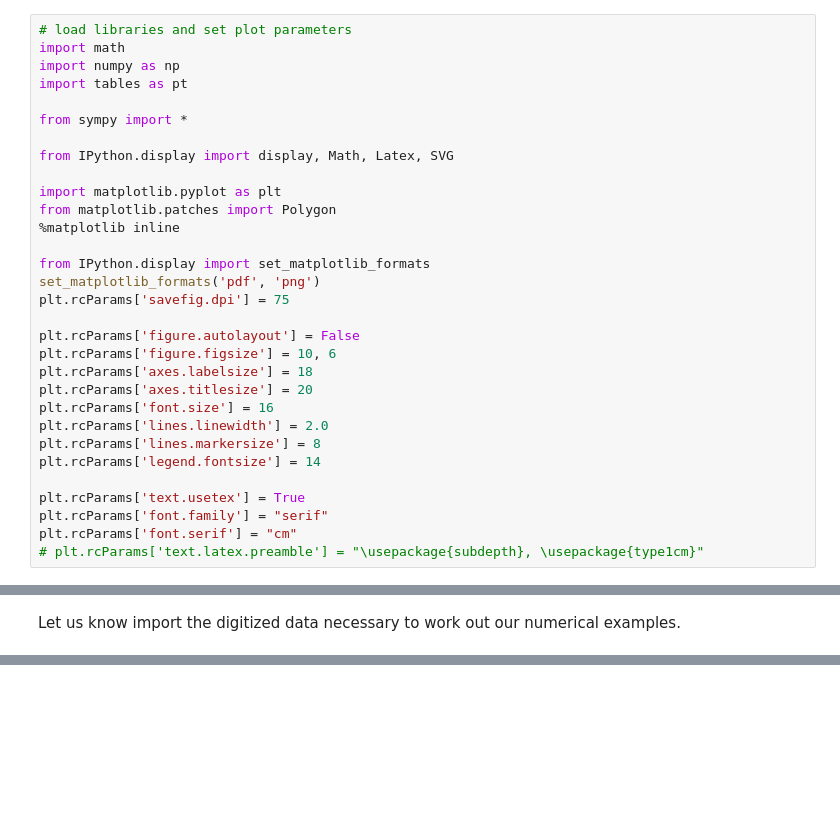
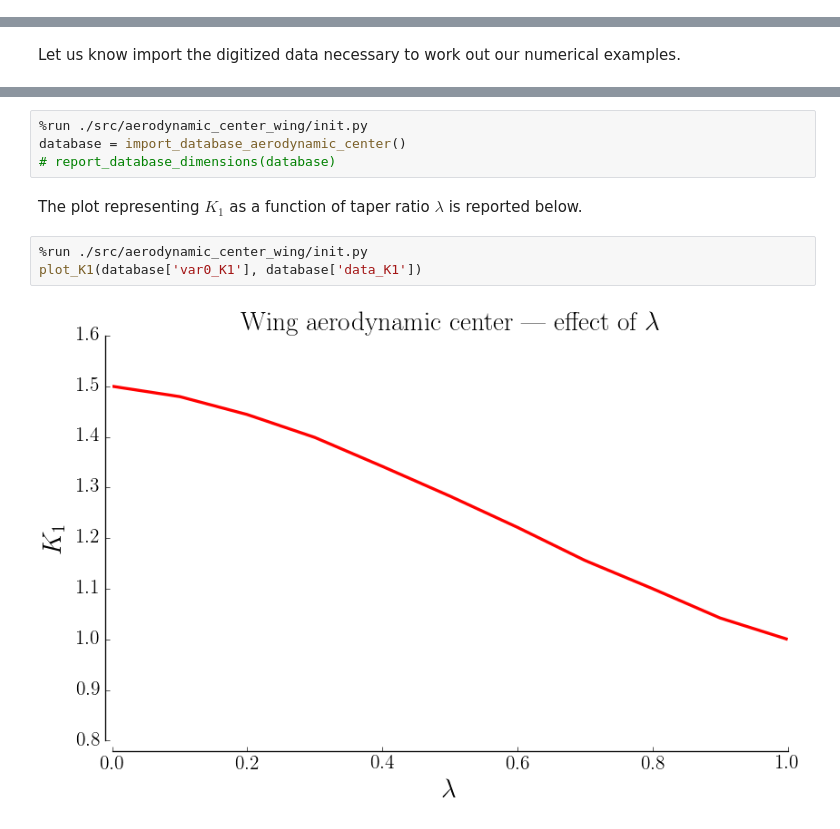
Before and after one commit to agodemar/jupyter-test, a Jupyter notebook: flight_mechanics/aerodynamic_center_wing.ipynb, the cells around one changed output, grey strips where cells are left out. Saved outputs shown, nothing was run; the diff lists cells and outputs as text; blank space fills up the shorter version.

```diff
--- a/flight_mechanics/aerodynamic_center_wing.ipynb
+++ b/flight_mechanics/aerodynamic_center_wing.ipynb
@@ -7,31 +10,0 @@ We will use the Python language to work out our examples, so we set up some Pyth
-# %%
-# load libraries and set plot parameters
-import math
-import numpy as np
-import tables as pt
-
-from sympy import *
-
-from IPython.display import display, Math, Latex, SVG
-
-import matplotlib.pyplot as plt
-from matplotlib.patches import Polygon
-%matplotlib inline
-
-from IPython.display import set_matplotlib_formats
-set_matplotlib_formats('pdf', 'png')
-plt.rcParams['savefig.dpi'] = 75
-
-plt.rcParams['figure.autolayout'] = False
-plt.rcParams['figure.figsize'] = 10, 6
-plt.rcParams['axes.labelsize'] = 18
-plt.rcParams['axes.titlesize'] = 20
-plt.rcParams['font.size'] = 16
-plt.rcParams['lines.linewidth'] = 2.0
-plt.rcParams['lines.markersize'] = 8
-plt.rcParams['legend.fontsize'] = 14
-
-plt.rcParams['text.usetex'] = True
-plt.rcParams['font.family'] = "serif"
-plt.rcParams['font.serif'] = "cm"
-# plt.rcParams['text.latex.preamble'] = "\usepackage{subdepth}, \usepackage{type1cm}"
@@ -186,0 +29,11 @@ plt.show()
+# %%
+%run ./src/aerodynamic_center_wing/init.py
+database = import_database_aerodynamic_center()
+# report_database_dimensions(database)
+# %% [markdown]
+The plot representing $K_1$ as a function of taper ratio $\lambda$ is reported below.
+# %%
+%run ./src/aerodynamic_center_wing/init.py
+plot_K1(database['var0_K1'], database['data_K1'])
+# %% [output]
+[figure, added]
```
Also changed, not shown: parts of 21 cells of this notebook, 1 other file.
